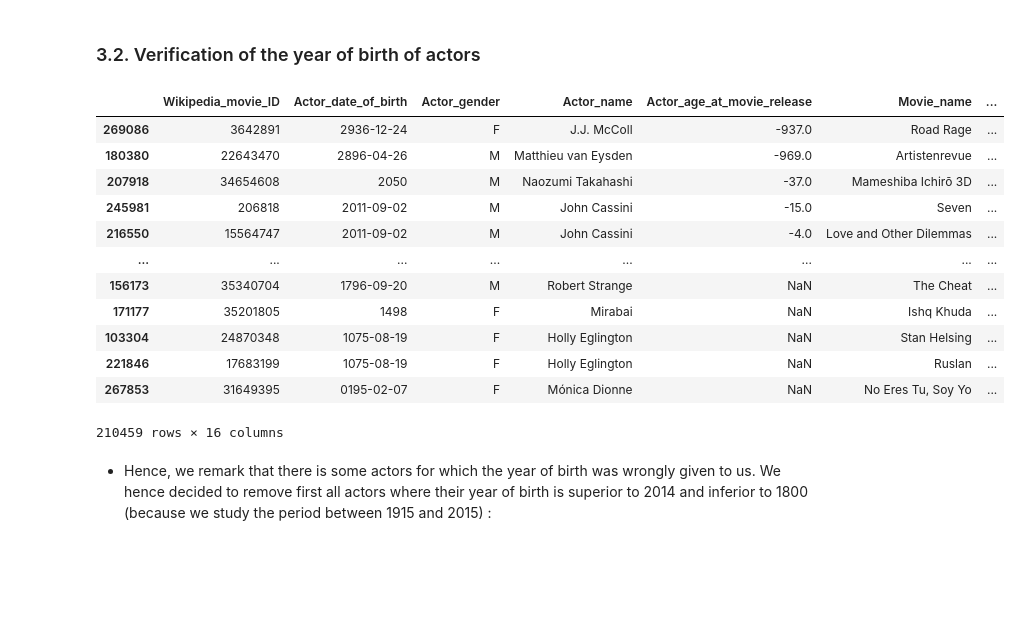
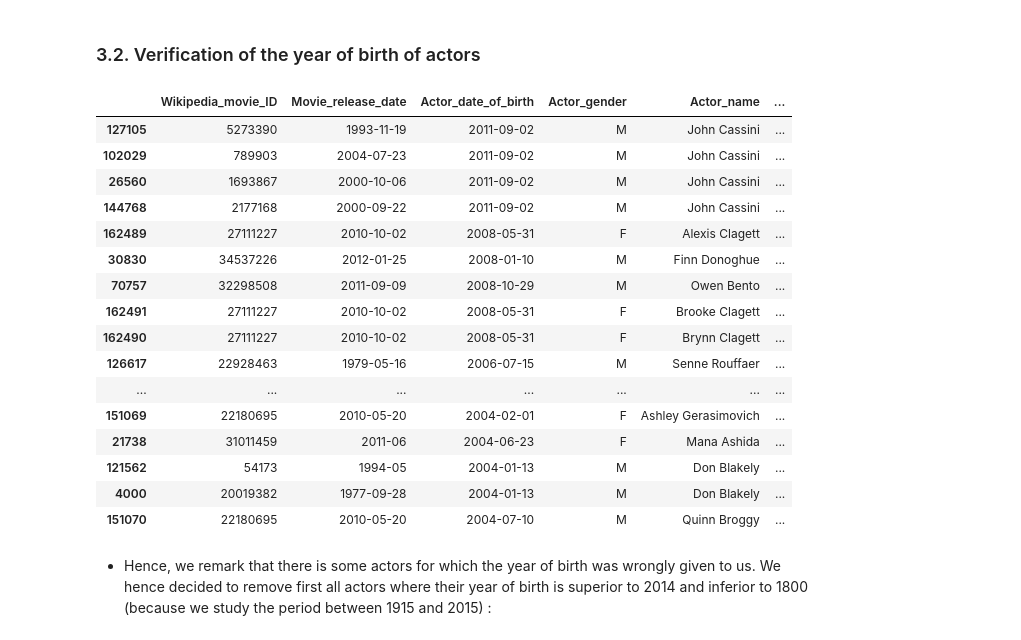
Before and after one commit to epfl-ada/ada-2024-project-melyn, a Jupyter notebook: pipeline/character_dataset_cleaning.ipynb, the cells around one changed output. Drawn from its saved outputs; the diff is of its cells as text; code cells hidden in the pictures; blank space fills up the shorter version.

```diff
--- a/pipeline/character_dataset_cleaning.ipynb
+++ b/pipeline/character_dataset_cleaning.ipynb
@@ -48,7 +64,7 @@ print(characters.shape[0])
 This also allows us to eliminate movies that have a lot of missing data and to focus more on characters that comes from movies for which we have some informations.
 - As printed below, this leave us with more than 270 000 characters and 33 000 movies.
 # %%
-cd = characters.drop(columns=['Movie_release_date',
+cd = characters.drop(columns=[
                          'Freebase_movie_ID',
                          'Character_name',
                          'Actor_height_(in_meters)',
@@ -58,7 +74,16 @@ cd = characters.drop(columns=['Movie_release_date',
                          'Freebase_actor_ID'
                         ])
 
-cd = cd.merge(movies_season[['Wikipedia_movie_ID',
+cd_clean = cd.merge(movies[['Wikipedia_movie_ID',
+                 'Movie_name',
+                 'Movie_box_office_revenue',
+                 'Year',
+                 'Year_Interval',
+                 'averageRating',
+                 'numVotes'
+                ]],how='inner', on='Wikipedia_movie_ID')
+
+cd_season = cd.merge(movies_season[['Wikipedia_movie_ID',
                  'Movie_name',
                  'Movie_box_office_revenue',
                  'Year',
@@ -68,6 +93,9 @@ cd = cd.merge(movies_season[['Wikipedia_movie_ID',
                  'release_season'
                 ]],how='inner', on='Wikipedia_movie_ID')
 
-print(f"Number of characters in the dataset : {len(cd)}")
-print(f"Number of movies in the dataset : {len(cd.groupby('Wikipedia_movie_ID'))}")
+print(f"Number of characters in the dataset (without seasons): {len(cd_clean)}")
+print(f"Number of movies in the dataset : {len(cd_clean.groupby('Wikipedia_movie_ID'))}")
+
+print(f"Number of characters in the dataset (with seasons): {len(cd_season)}")
+print(f"Number of movies in the dataset : {len(cd_season.groupby('Wikipedia_movie_ID'))}")
 # %% [output]
@@ -178,7 +236,7 @@ with open(pickle_folder+"characters_clean.p", "wb" ) as f:
 # %% [markdown]
 - In this part the goal is to find all the errors involving the age of actors, so first we drop all the rows where actor's date of birth are not given
 # %%
-cd_actorYear = cd.copy()
+cd_actorYear = cd_season.copy()
 print(f"Number of actors dropped : {cd_actorYear.Actor_date_of_birth.isna().sum()}")
 cd_actorYear.dropna(subset = 'Actor_date_of_birth', inplace = True)
 cd_actorYear
@@ -202,22 +260,26 @@ Number of actors dropped : 40708
 # %%
 cd_actorYear['Year_of_birth'] = cd_actorYear['Actor_date_of_birth'].str[:4].astype(int)
 
 # Print les 20 acteurs les plus jeunes du dataset
-cd_actorYear.sort_values(by='Year_of_birth',ascending=False)
+cd_actorYear.sort_values(by='Year_of_birth',ascending=False).head(20)
 # %% [output]
-|  | Wikipedia_movie_ID | Actor_date_of_birth | Actor_gender | Actor_name | Actor_age_at_movie_release | Movie_name | ... |
-| 269086 | 3642891 | 2936-12-24 | F | J.J. McColl | -937.0 | Road Rage | ... |
-| 180380 | 22643470 | 2896-04-26 | M | Matthieu van Eysden | -969.0 | Artistenrevue | ... |
-| 207918 | 34654608 | 2050 | M | Naozumi Takahashi | -37.0 | Mameshiba Ichirō 3D | ... |
-| 245981 | 206818 | 2011-09-02 | M | John Cassini | -15.0 | Seven | ... |
-| 216550 | 15564747 | 2011-09-02 | M | John Cassini | -4.0 | Love and Other Dilemmas | ... |
-| ... | ... | ... | ... | ... | ... | ... | ... |
-| 156173 | 35340704 | 1796-09-20 | M | Robert Strange | NaN | The Cheat | ... |
-| 171177 | 35201805 | 1498 | F | Mirabai | NaN | Ishq Khuda | ... |
-| 103304 | 24870348 | 1075-08-19 | F | Holly Eglington | NaN | Stan Helsing | ... |
-| 221846 | 17683199 | 1075-08-19 | F | Holly Eglington | NaN | Ruslan | ... |
-| 267853 | 31649395 | 0195-02-07 | F | Mónica Dionne | NaN | No Eres Tu, Soy Yo | ... |
+|  | Wikipedia_movie_ID | Movie_release_date | Actor_date_of_birth | Actor_gender | Actor_name | ... |
+| 127105 | 5273390 | 1993-11-19 | 2011-09-02 | M | John Cassini | ... |
+| 102029 | 789903 | 2004-07-23 | 2011-09-02 | M | John Cassini | ... |
+| 26560 | 1693867 | 2000-10-06 | 2011-09-02 | M | John Cassini | ... |
+| 144768 | 2177168 | 2000-09-22 | 2011-09-02 | M | John Cassini | ... |
+| 162489 | 27111227 | 2010-10-02 | 2008-05-31 | F | Alexis Clagett | ... |
+| 30830 | 34537226 | 2012-01-25 | 2008-01-10 | M | Finn Donoghue | ... |
+| 70757 | 32298508 | 2011-09-09 | 2008-10-29 | M | Owen Bento | ... |
+| 162491 | 27111227 | 2010-10-02 | 2008-05-31 | F | Brooke Clagett | ... |
+| 162490 | 27111227 | 2010-10-02 | 2008-05-31 | F | Brynn Clagett | ... |
+| 126617 | 22928463 | 1979-05-16 | 2006-07-15 | M | Senne Rouffaer | ... |
+| ... | ... | ... | ... | ... | ... | ... |
+| 151069 | 22180695 | 2010-05-20 | 2004-02-01 | F | Ashley Gerasimovich | ... |
+| 21738 | 31011459 | 2011-06 | 2004-06-23 | F | Mana Ashida | ... |
+| 121562 | 54173 | 1994-05 | 2004-01-13 | M | Don Blakely | ... |
+| 4000 | 20019382 | 1977-09-28 | 2004-01-13 | M | Don Blakely | ... |
+| 151070 | 22180695 | 2010-05-20 | 2004-07-10 | M | Quinn Broggy | ... |
-210459 rows × 16 columns
 # %% [markdown]
 - Hence, we remark that there is some actors for which the year of birth was wrongly given to us. We hence decided to remove first all actors where their year of birth is superior to 2014 and inferior to 1800 (because we study the period between 1915 and 2015) :
 # %%
```
Also changed, not shown: parts of 22 cells of this notebook, 18 other files.
